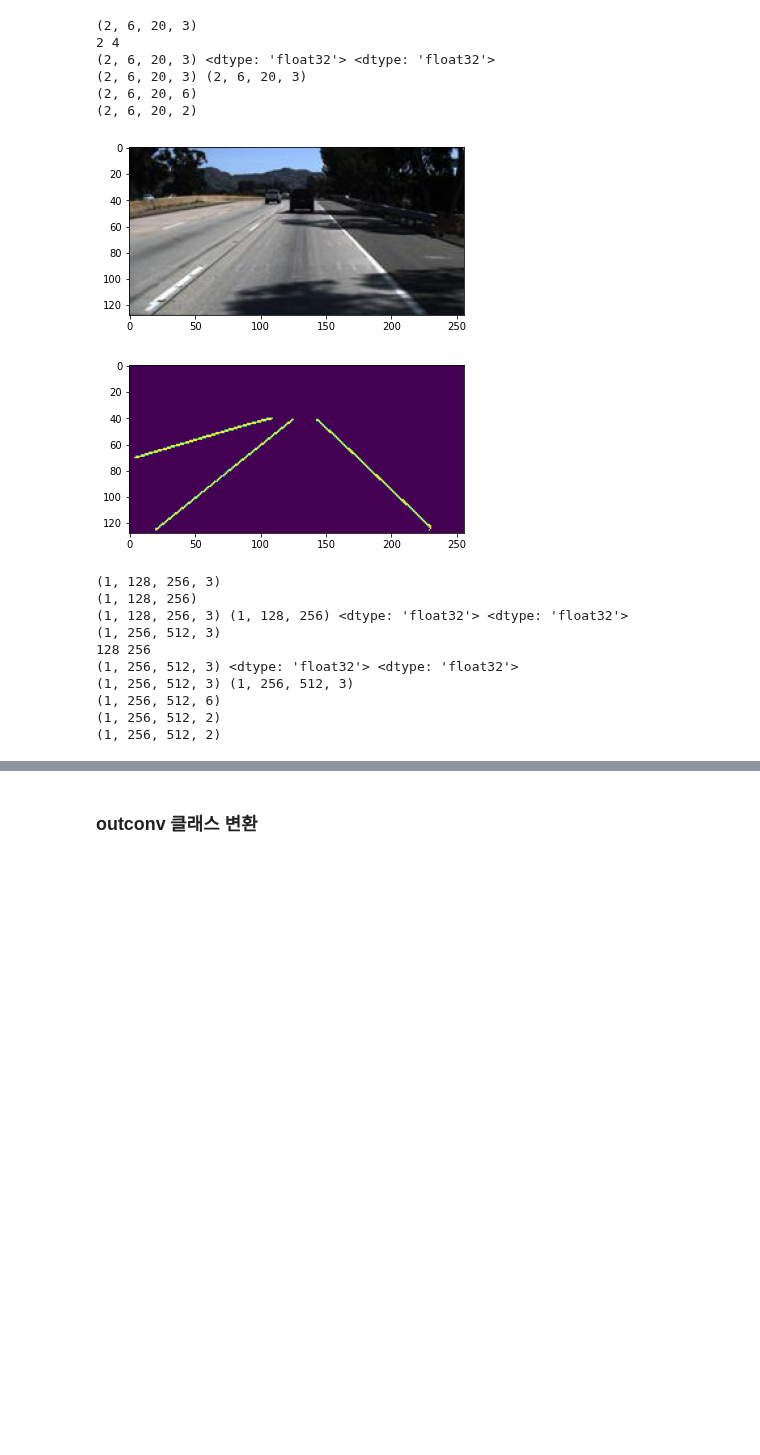
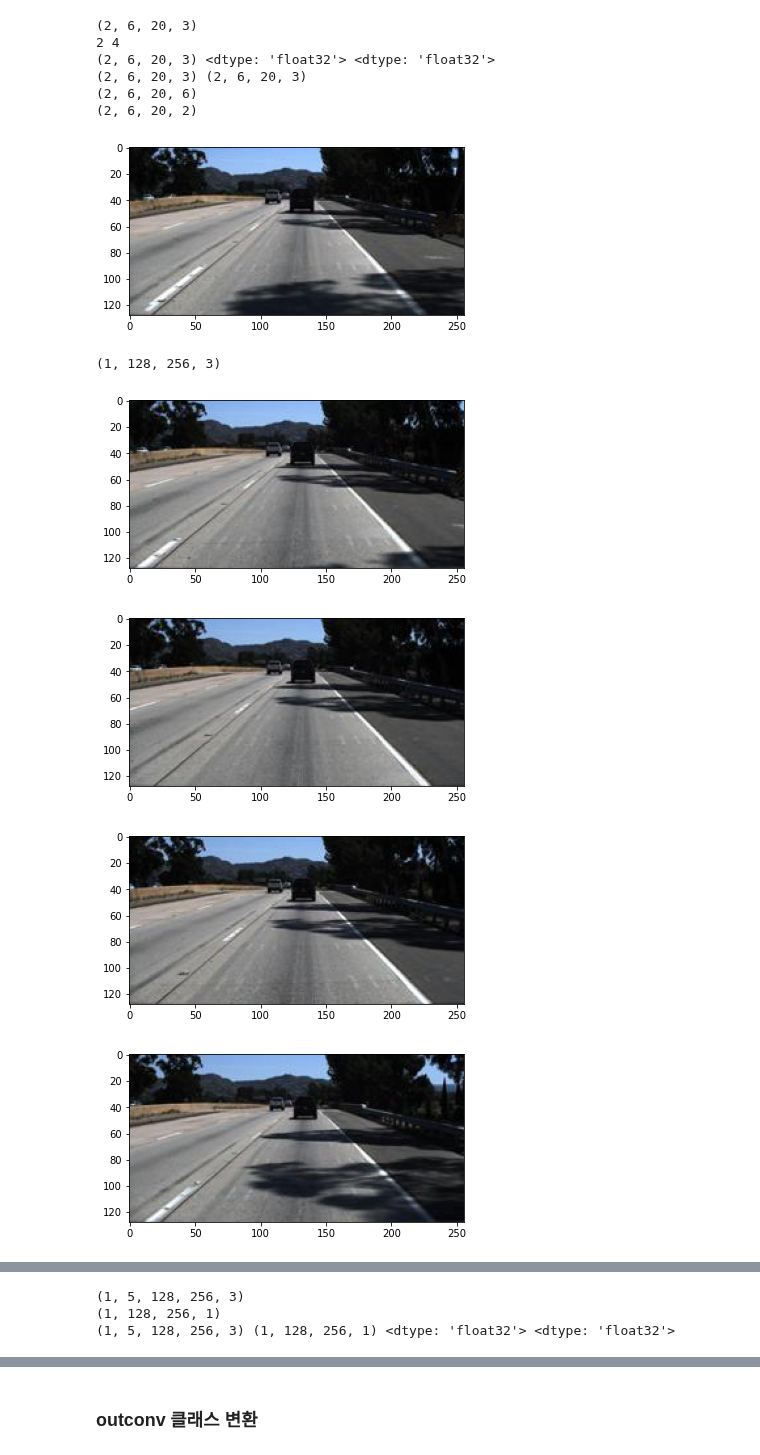
Before and after one commit to taemt94/Robust-Lane-Detection, a Jupyter notebook: TensorflowCode/lane_detection_code_conversion.ipynb, the cells around one changed output, grey strips where cells are left out. Cells and saved outputs as stored; diff of their text form; code cells hidden in the pictures; blank space fills up the shorter version.

```diff
--- a/TensorflowCode/lane_detection_code_conversion.ipynb
+++ b/TensorflowCode/lane_detection_code_conversion.ipynb
@@ -219,41 +219,44 @@ pred = model(x, y)
 (2, 6, 20, 6)
 (2, 6, 20, 2)
 # %%
-test_image_dir = "/content/drive/MyDrive/2_master/1_Github/Lane_detection/LaneDetectionCode/data/testset/image/1_1.jpg"
+test_image_dir = "/content/drive/MyDrive/2_master/1_Github/Lane_detection/LaneDetectionCode/data/testset/image/1_"
 test_label_dir = "/content/drive/MyDrive/2_master/1_Github/Lane_detection/LaneDetectionCode/data/testset/truth/1_13.jpg"
-data = Image.open(test_image_dir)
+
 label = Image.open(test_label_dir)
 
-ndata = np.array(data)
-plt.imshow(ndata)
-plt.show()
-ndata = ndata.astype(np.float32)
-ndata = ndata[np.newaxis, ...]
+ndata = []
+for i in range(1, 6):
+    data = Image.open(test_image_dir + str(3 * i - 2) + ".jpg")
+    data = np.array(data)
+    plt.imshow(data)
+    plt.show()
+    data = data.astype(np.float32)
+    data = data[np.newaxis, ...]
+    if i == 1:
+        print(data.shape)
+    ndata.append(data)
+
+ndata = tf.concat(ndata, axis=0)
+ndata = tf.expand_dims(ndata, axis=0)
 nlabel = np.array(label, dtype=np.float32)
 plt.imshow(nlabel)
 plt.show()
-nlabel = nlabel[np.newaxis, ...]
+nlabel = nlabel[np.newaxis, ..., np.newaxis]
 print(ndata.shape)
 print(nlabel.shape)
 
 test_ds = tf.data.Dataset.from_tensor_slices((ndata, nlabel))
 test_ds = test_ds.batch(1)
 
 ### up class test
 for img, label in test_ds:
     print(img.shape, label.shape, img.dtype, label.dtype)
-    pred = model(img, img)
-    print(pred.shape)
+    # pred = model(img, img)
+    # print(pred.shape)
 # %% [output]
 [figure]
+(1, 128, 256, 3)
-[figure, old version]
+[figure, new version]
-(1, 128, 256, 3)
-(1, 128, 256)
-(1, 128, 256, 3) (1, 128, 256) <dtype: 'float32'> <dtype: 'float32'>
-(1, 256, 512, 3)
-128 256
-(1, 256, 512, 3) <dtype: 'float32'> <dtype: 'float32'>
-(1, 256, 512, 3) (1, 256, 512, 3)
-(1, 256, 512, 6)
-(1, 256, 512, 2)
-(1, 256, 512, 2)
+[figure, added]
+[figure, added]
+[figure, added]
@@ -259,0 +264,3 @@ for img, label in test_ds:
+(1, 5, 128, 256, 3)
+(1, 128, 256, 1)
+(1, 5, 128, 256, 3) (1, 128, 256, 1) <dtype: 'float32'> <dtype: 'float32'>
```
Also changed, not shown: parts of 4 cells of this notebook, 1 other file.
